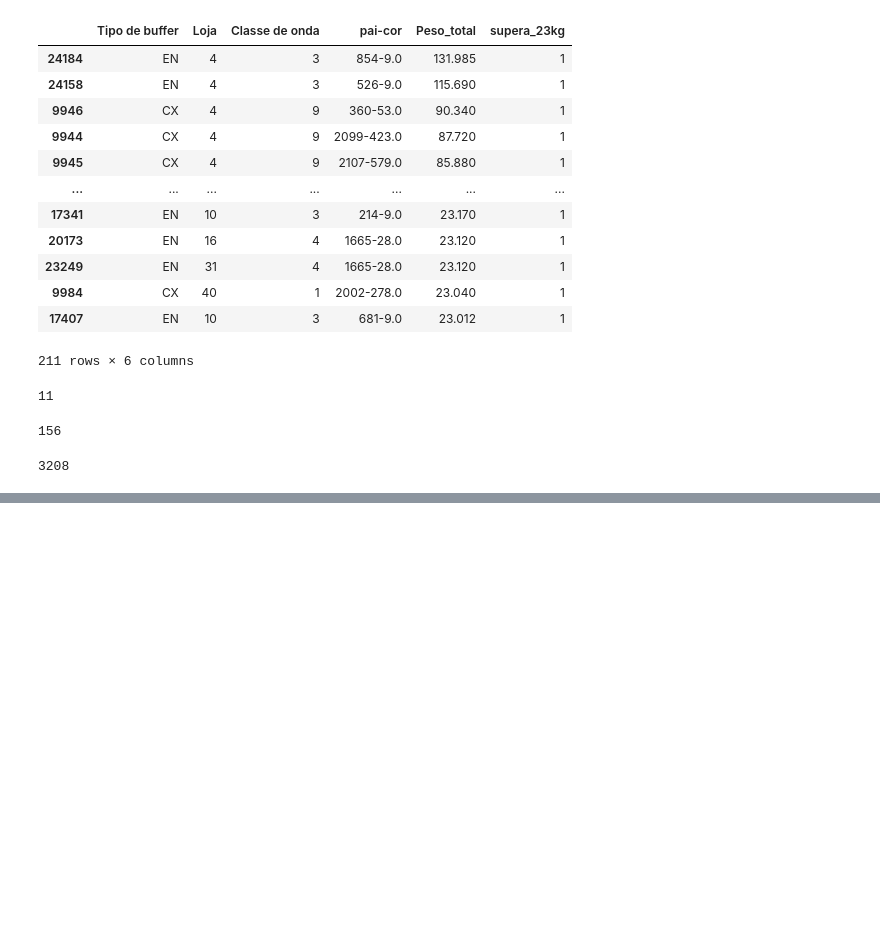
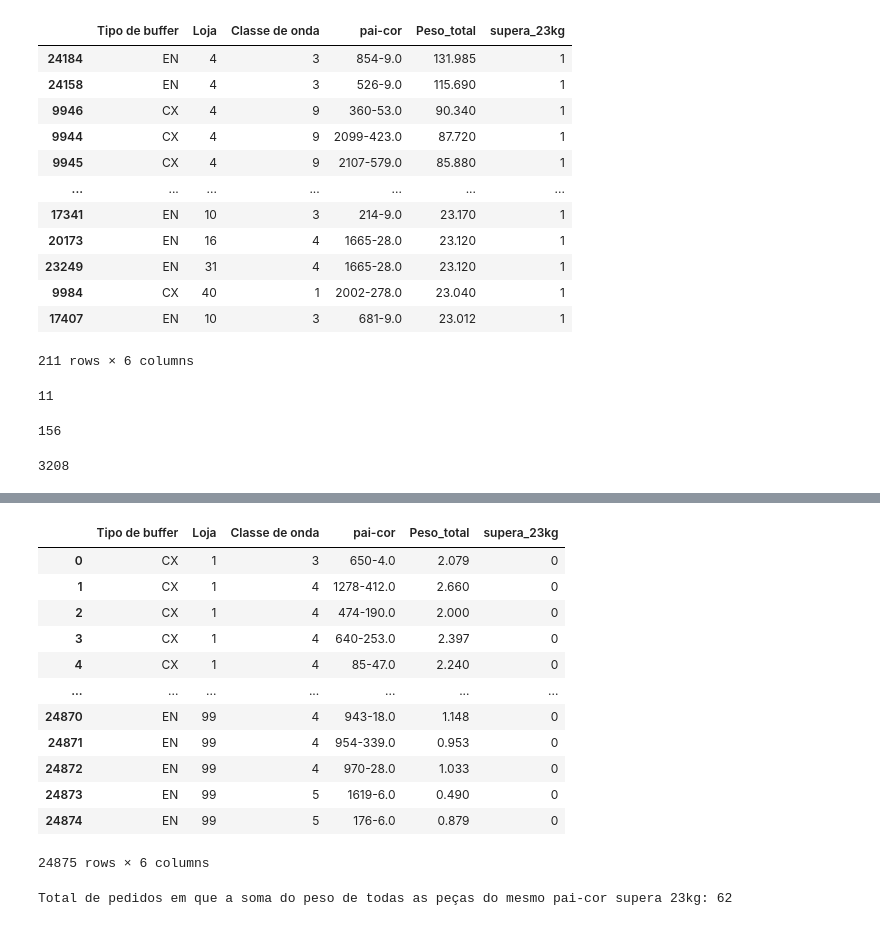
Before and after one commit to CandaPin/Resolucao_Problemas, a Jupyter notebook: 02-Notebook/01-cqavp-EDA.ipynb, the cells around one changed output, grey strips where cells are left out. Drawn from its saved outputs; the diff is of its cells as text; code cells hidden in the pictures; blank space fills up the shorter version.

```diff
--- a/02-Notebook/01-cqavp-EDA.ipynb
+++ b/02-Notebook/01-cqavp-EDA.ipynb
@@ -504,0 +665,3 @@ df_agrupado_pai_cor_loja['pai-cor'].nunique()
+# %%
+df_agrupado_pai_cor_loja_v2 = pd.DataFrame(df_limite_buffer.groupby(['Tipo de buffer', 'Loja', 'Classe de onda','pai-cor'])['Peso_total'].sum().reset_index())
+df_agrupado_pai_cor_loja_v2
@@ -504,0 +682,22 @@ df_agrupado_pai_cor_loja['pai-cor'].nunique()
+# %%
+df_agrupado_pai_cor_loja_v2['supera_23kg'] = np.where(df_agrupado_pai_cor_loja_v2['Peso_total']>23, 1, 0)
+
+df_agrupado_pai_cor_loja_v2
+# %% [output]
+|  | Tipo de buffer | Loja | Classe de onda | pai-cor | Peso_total | supera_23kg |
+| 0 | CX | 1 | 3 | 650-4.0 | 2.079 | 0 |
+| 1 | CX | 1 | 4 | 1278-412.0 | 2.660 | 0 |
+| 2 | CX | 1 | 4 | 474-190.0 | 2.000 | 0 |
+| 3 | CX | 1 | 4 | 640-253.0 | 2.397 | 0 |
+| 4 | CX | 1 | 4 | 85-47.0 | 2.240 | 0 |
+| ... | ... | ... | ... | ... | ... | ... |
+| 24870 | EN | 99 | 4 | 943-18.0 | 1.148 | 0 |
+| 24871 | EN | 99 | 4 | 954-339.0 | 0.953 | 0 |
+| 24872 | EN | 99 | 4 | 970-28.0 | 1.033 | 0 |
+| 24873 | EN | 99 | 5 | 1619-6.0 | 0.490 | 0 |
+| 24874 | EN | 99 | 5 | 176-6.0 | 0.879 | 0 |
+24875 rows × 6 columns
+# %%
+print('Total de pedidos em que a soma do peso de todas as peças do mesmo pai-cor supera 23kg:',df_agrupado_pai_cor_loja_v2['supera_23kg'].sum())
+# %% [output]
+Total de pedidos em que a soma do peso de todas as peças do mesmo pai-cor supera 23kg: 62
```
Also changed, not shown: parts of 24 cells of this notebook.
